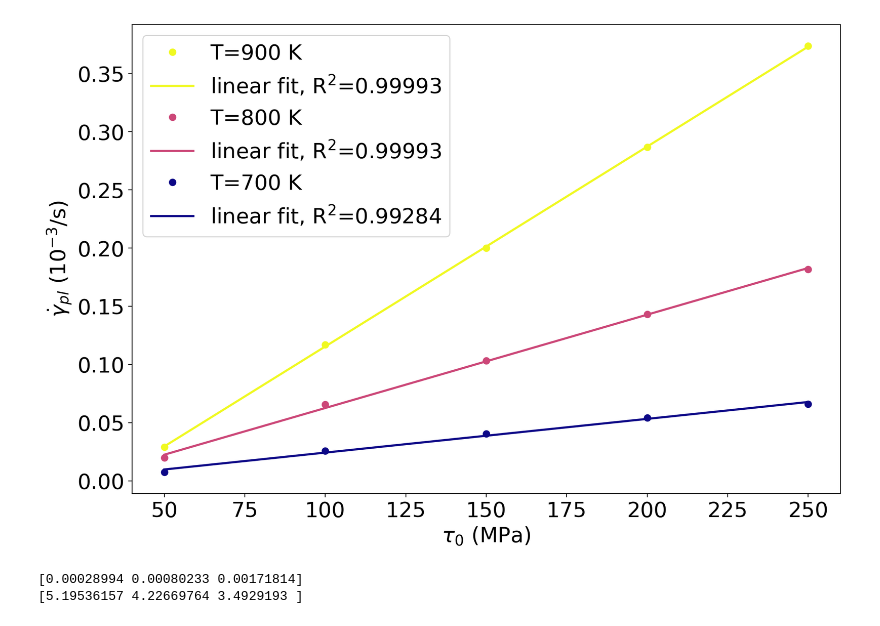
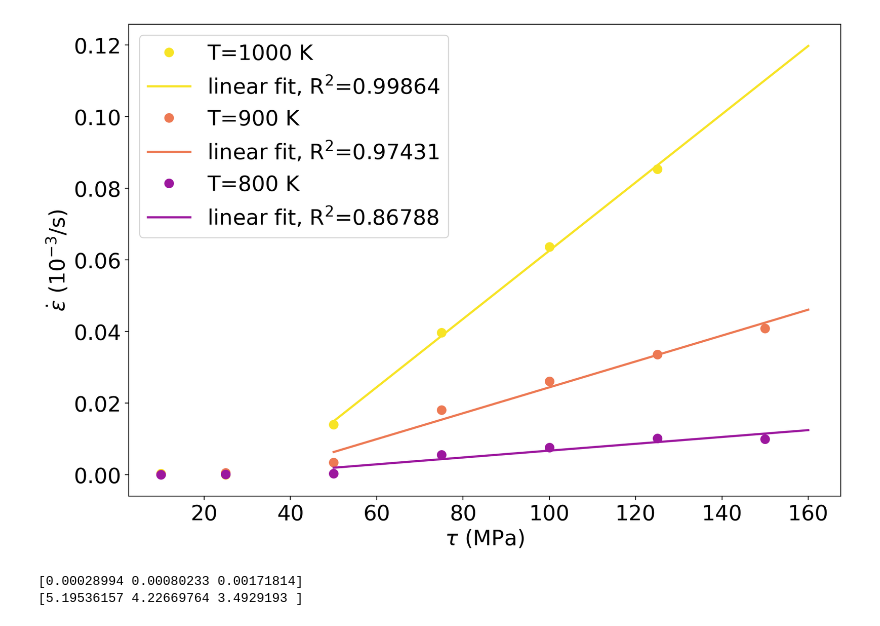
Before and after one commit to AHartmaier/pyLabDD, a Jupyter notebook: notebooks/gbdd_pu_study-tau.ipynb, the cells around one changed output. Saved outputs shown, nothing was run; the diff lists cells and outputs as text; code cells hidden in the pictures.

```diff
--- a/notebooks/gbdd_pu_study-tau.ipynb
+++ b/notebooks/gbdd_pu_study-tau.ipynb
@@ -90,7 +90,7 @@ def find_h5_files(directory: str | Path, recursive: bool = False) -> list[Path]:
 
     return sorted(path.glob(pattern))
 # %%
-path = "../examples/Res-PU_pre-tau/"
+path = "../data/Res-tau_var/"
 flist = find_h5_files(path)
 for i, fname in enumerate(flist):
     gbdd = dd.GB_dislocations(from_file=fname)
@@ -193,69 +193,72 @@ plt.rcParams["font.size"] = 20
 lw = 2
 fig, ax = plt.subplots(figsize=(12, 8), dpi=200)
 
-xv = np.linspace(50, 250, 50)
-tau = np.zeros((3, 5))
-cr = np.zeros((3, 5))
+xv = np.linspace(50, 160, 50)
+tau = np.zeros((3, 7))
+cr = np.zeros((3, 7))
 cmap = plt.cm.plasma
 
+ind = np.nonzero(np.logical_and(np.isclose(temp_, 1000.), np.isclose(L_, 0.1)))[0]
+assert len(ind) == 6
+tau[2, :6] = tau_[ind].copy()
+cr[2, :6] = psr_[ind].copy()*1.e9
+res10 = linregress(tau[2, 2:6], cr[2, 2:6], alternative="greater")
+yv10 = res10.intercept + res10.slope*xv
 ind = np.nonzero(np.logical_and(np.isclose(temp_, 900.), np.isclose(L_, 0.1)))[0]
-assert len(ind) == 5
-tau[2, :] = tau_[ind].copy()
-cr[2, :] = psr_[ind].copy()*1.e9
-res9 = linregress(tau[2, :], cr[2, :], alternative="greater")
+assert len(ind) == 7
+tau[1, :] = tau_[ind].copy()
+cr[1, :] = psr_[ind].copy()*1.e9
+res9 = linregress(tau[1, 2:], cr[1, 2:], alternative="greater")
 yv9 = res9.intercept + res9.slope*xv
 ind = np.nonzero(np.logical_and(np.isclose(temp_, 800.), np.isclose(L_, 0.1)))[0]
-assert len(ind) == 5
-tau[1, :] = tau_[ind].copy()
-cr[1, :] = psr_[ind].copy()*1.e9
-res8 = linregress(tau[1, :], cr[1, :], alternative="greater")
-yv8 = res8.intercept + res8.slope*xv
-ind = np.nonzero(np.logical_and(np.isclose(temp_, 700.), np.isclose(L_, 0.1)))[0]
-assert len(ind) == 5
+assert len(ind) == 7
 tau[0, :] = tau_[ind].copy()
 cr[0, :] = psr_[ind].copy()*1.e9
-res7 = linregress(tau[0, :], cr[0, :], alternative="greater")
-yv7 = res7.intercept + res7.slope*xv
-col = cmap(1.)
-plt.plot(tau[2,:], cr[2,:],
+res8 = linregress(tau[0, 2:], cr[0, 2:], alternative="greater")
+yv8 = res8.intercept + res8.slope*xv
+col = cmap(0.95)
+plt.plot(tau[2,:6], cr[2,:6],
          color = col,
          linestyle = "none",
          marker = 'o',
+         markersize = 8,
+         label=f"T=1000 K")
+plt.plot(xv, yv10,
+         linestyle = "solid",
+         linewidth = lw,
+         color = col,
+         label=r'linear fit, R$^2$' + f'={res10.rvalue**2:.5f}')
+col = cmap(0.667)
+plt.plot(tau[1,:], cr[1,:],
+         color = col,
+         linestyle = "none",
+         marker = 'o',
+         markersize = 8,
          label=f"T=900 K")
 plt.plot(xv, yv9,
          linestyle = "solid",
          linewidth = lw,
          color = col,
          label=r'linear fit, R$^2$' + f'={res9.rvalue**2:.5f}')
-col = cmap(0.5)
-plt.plot(tau[1,:], cr[1,:],
+col = cmap(0.333)
+plt.plot(tau[0,:], cr[0,:],
          color = col,
          linestyle = "none",
          marker = 'o',
+         markersize = 8,
          label=f"T=800 K")
 plt.plot(xv, yv8,
          linestyle = "solid",
          linewidth = lw,
          color = col,
-         label=r'linear fit, R$^2$' + f'={res9.rvalue**2:.5f}')
-col = cmap(0.)
-plt.plot(tau[0,:], cr[0,:],
-         color = col,
-         linestyle = "none",
-         marker = 'o',
-         label=f"T=700 K")
-plt.plot(xv, yv7,
-         linestyle = "solid",
-         linewidth = lw,
-         color = col,
-         label=r'linear fit, R$^2$' + f'={res7.rvalue**2:.5f}')
-plt.xlabel(r"$\tau_0$ (MPa)")
-plt.ylabel(r"$\dot\gamma_{pl}$ (10$^{-3}$/s)")
+         label=r'linear fit, R$^2$' + f'={res8.rvalue**2:.5f}')
+plt.xlabel(r"$\tau$ (MPa)")
+plt.ylabel(r"$\dot\varepsilon$ (10$^{-3}$/s)")
 plt.legend(loc='upper left')
 plt.savefig("creep_tau.pdf", dpi=300)
 plt.show()
 # %% [output]
-[figure, old version]
+[figure, new version]
 # %%
 Qact = data[0].Qact
 R = 8.31446
```
Also changed, not shown: parts of 2 cells of this notebook, 1 other file.
